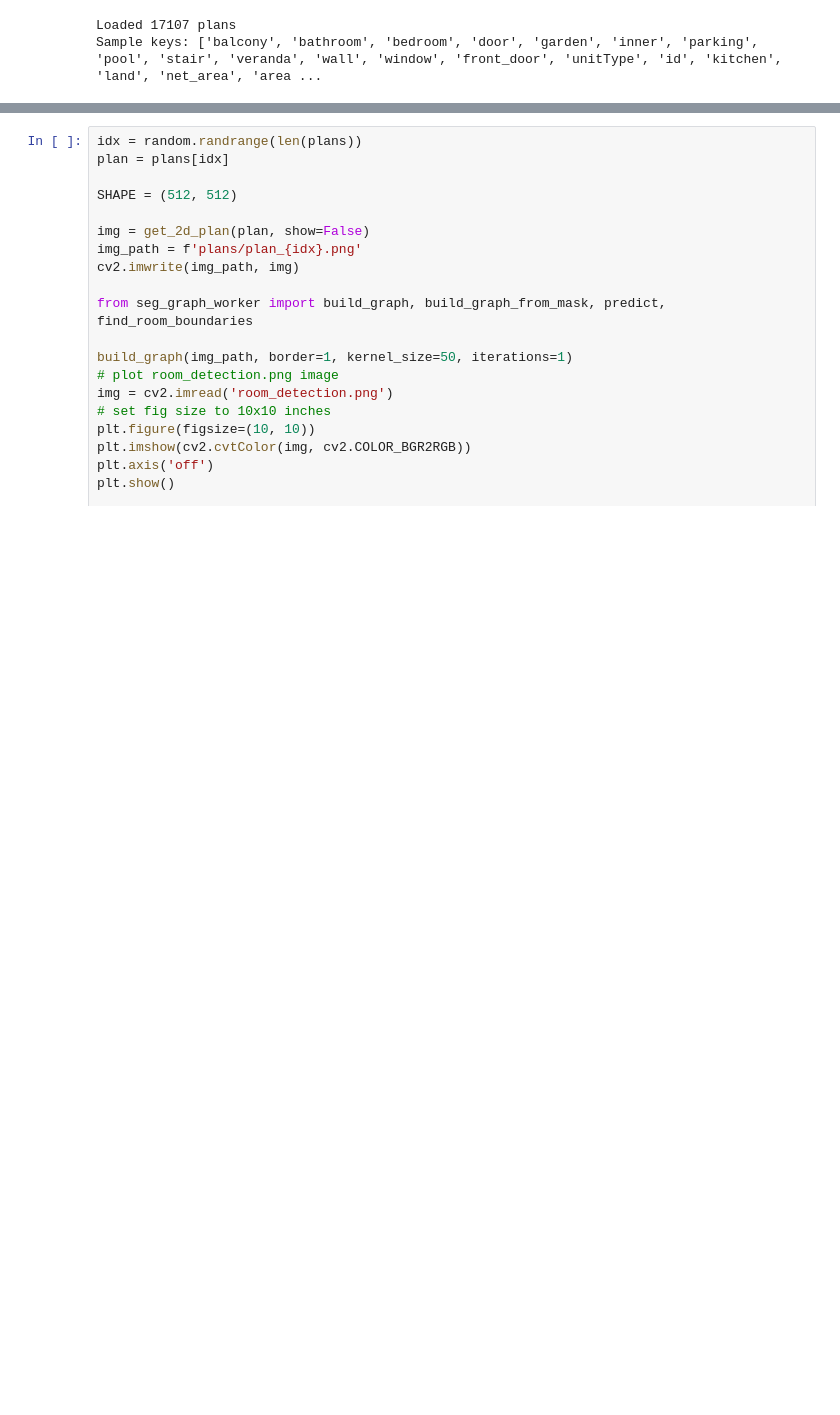
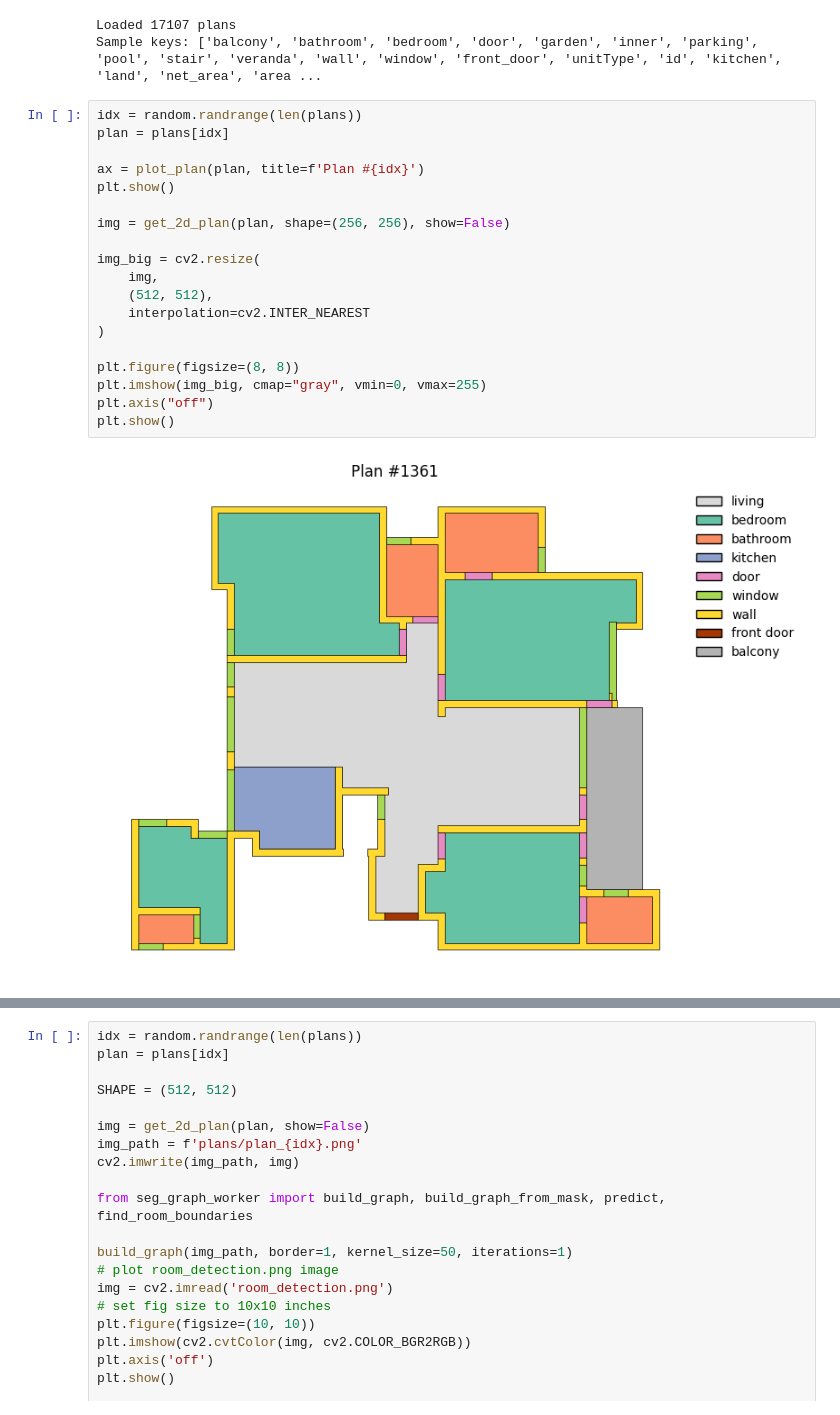
Before and after one commit to butchi-adari-tcgls/mitunet_2d_seg, a Jupyter notebook: resplan_analysis.ipynb, the cells around one changed output, grey strips where cells are left out. Cells and saved outputs as stored; diff of their text form; blank space fills up the shorter version.

```diff
--- a/resplan_analysis.ipynb
+++ b/resplan_analysis.ipynb
@@ -24,3 +24,24 @@ for p in plans:
 # %% [output]
 Loaded 17107 plans
 Sample keys: ['balcony', 'bathroom', 'bedroom', 'door', 'garden', 'inner', 'parking', 'pool', 'stair', 'veranda', 'wall', 'window', 'front_door', 'unitType', 'id', 'kitchen', 'land', 'net_area', 'area ...
+# %%
+idx = random.randrange(len(plans))
+plan = plans[idx]
+
+ax = plot_plan(plan, title=f'Plan #{idx}')
+plt.show()
+
+img = get_2d_plan(plan, shape=(256, 256), show=False)
+
+img_big = cv2.resize(
+    img,
+    (512, 512),
+    interpolation=cv2.INTER_NEAREST
+)
+
+plt.figure(figsize=(8, 8))
+plt.imshow(img_big, cmap="gray", vmin=0, vmax=255)
+plt.axis("off")
+plt.show()
+# %% [output]
+[figure, added]
```
Also changed, not shown: parts of 2 cells of this notebook, 2 other files.
